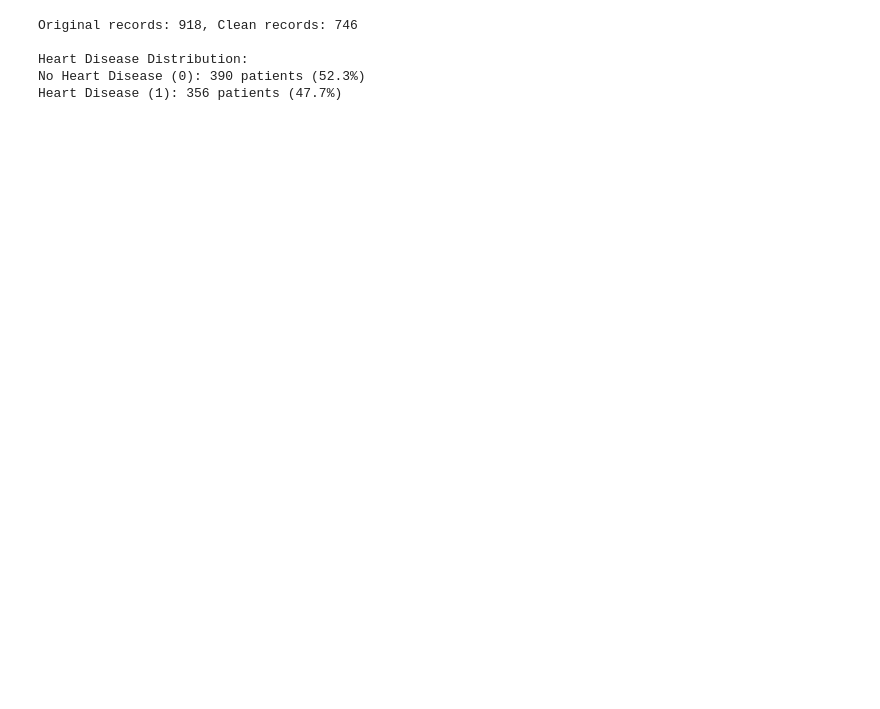
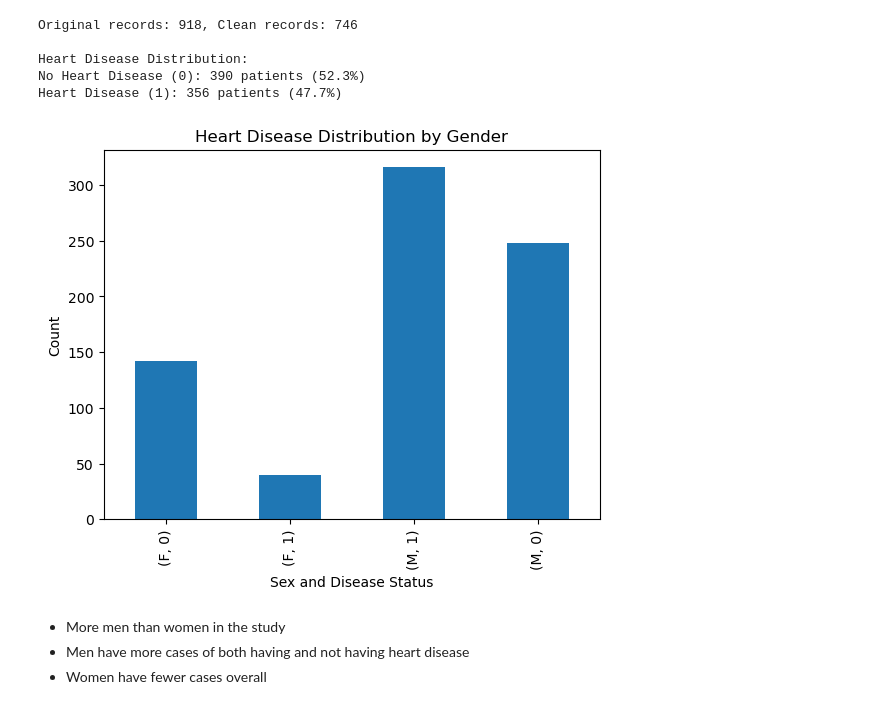
Before and after one commit to vivyuen/heart-failure-prediction, a Jupyter notebook: src/notebooks/data_visualization.ipynb, the cells around one changed output. Drawn from its saved outputs; the diff is of its cells as text; code cells hidden in the pictures; blank space fills up the shorter version.

```diff
--- a/src/notebooks/data_visualization.ipynb
+++ b/src/notebooks/data_visualization.ipynb
@@ -20,4 +21,19 @@ Original records: 918, Clean records: 746
 Heart Disease Distribution:
 No Heart Disease (0): 390 patients (52.3%)
 Heart Disease (1): 356 patients (47.7%)
+# %%
+#Bar plot for categorical data
+plt.figure()
+data_clean.groupby('Sex')['HeartDisease'].value_counts().plot(kind='bar')
+plt.title('Heart Disease Distribution by Gender')
+plt.xlabel('Sex and Disease Status')
+plt.ylabel('Count')
+plt.savefig('../../data/figures/gender_distribution.png', bbox_inches='tight')
+plt.show()
+# %% [output]
+[figure, added]
+# %% [markdown]
+- More men than women in the study
+- Men have more cases of both having and not having heart disease
+- Women have fewer cases overall
 # %%
```
Also changed, not shown: parts of 6 cells of this notebook.
